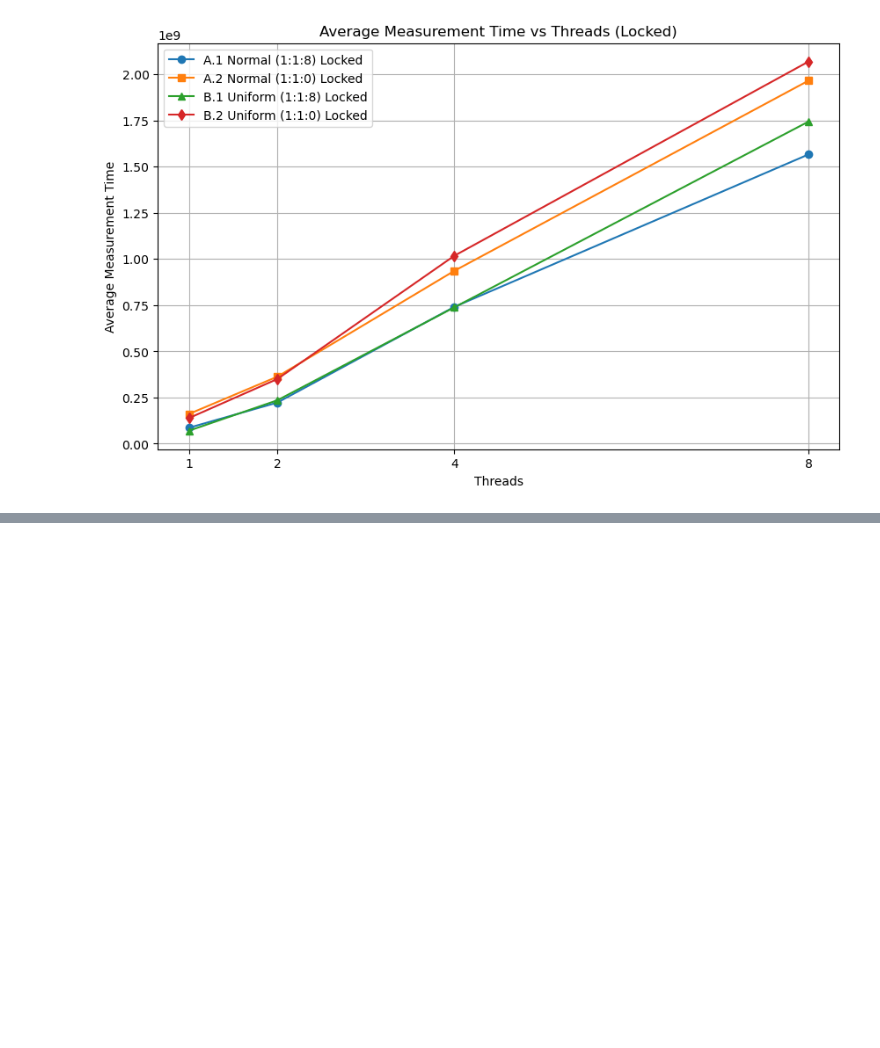
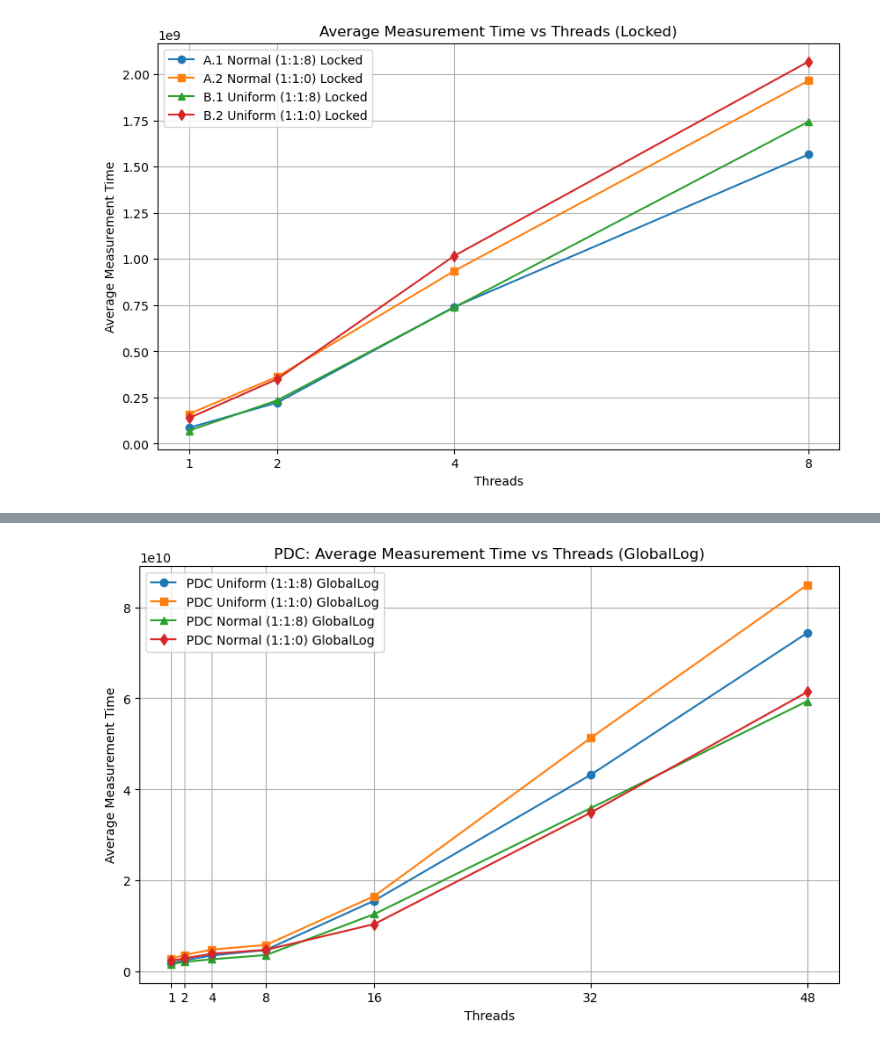
Before and after one commit to CasperKristiansson/Parallel-and-Distributed-Computing-DD2443, a Jupyter notebook: Labs/Lab 3/graphs.ipynb, the cells around one changed output, grey strips where cells are left out. Saved outputs shown, nothing was run; the diff lists cells and outputs as text; code cells hidden in the pictures; blank space fills up the shorter version.

```diff
--- a/Labs/Lab 3/graphs.ipynb
+++ b/Labs/Lab 3/graphs.ipynb
@@ -214,0 +281,65 @@ plt.show()
+# %%
+threads = [1, 2, 4, 8, 16, 32, 48]
+
+uniform_times_1_1_8_global = [
+    [1768712995, 1737395714, 1861169849, 1841169899, 1864201997],
+    [2400037866, 2904683897, 2435627722, 2614407379, 2318367935],
+    [3527275037, 3022649179, 3847201891, 3544162825, 3917264941],
+    [5133137140, 5561675014, 3515865794, 5446424832, 4340978290],
+    [15906411524, 19123852659, 8440705674, 18299150807, 16269498780],
+    [45737875761, 46777392512, 42537306710, 35983151086, 45137582237],
+    [76893092156, 74677341313, 71567506637]
+]
+
+uniform_times_1_1_0_global = [
+    [2819048037, 2902770629, 2793112519, 2913777364, 2873121397],
+    [3402167227, 3416478849, 3445260968, 5046309194, 3294092029],
+    [4756749780, 4821829027, 4964449641, 5141086051, 4616968469],
+    [6676840154, 5572168428, 5859395160, 4820310435, 6510414110],
+    [14551308457, 16299000001, 17678391148, 17370371027, 17106479514],
+    [52602108631, 51314124218, 54761969566, 50803320703, 47169440008],
+    [85383549247, 81063211647, 88310189021]
+]
+
+normal_times_1_1_8_global = [
+    [1661699124, 1650185307, 1720732240, 1747862181, 1747968353],
+    [2213053650, 2190985019, 2164959952, 2181765508, 2086618192],
+    [2715647277, 2687272075, 2827099762, 2614636770, 2863323427],
+    [4243290073, 4063559199, 3711322828, 3123160573, 3186076212],
+    [12077550255, 13251596069, 12269663149, 11862947150, 13787824026],
+    [37028468955, 35967016449, 34137168695, 37103077951, 35354763700],
+    [60021955650, 58111907199, 60071084620]
+]
+
+normal_times_1_1_0_global = [
+    [2426256852, 2297120261, 2342147247, 2379799473, 2404953718],
+    [3168416414, 3161796367, 2971992982, 2801427526, 2730324194],
+    [3428328929, 3669998661, 4464937697, 4024993967, 4200715464],
+    [5219836752, 4882005226, 4132324636, 4778481198, 5004437743],
+    [10724055098, 11347293501, 9470084805, 10582352808, 10167173009],
+    [34712352485, 35612465242, 32192207213, 35268922216, 36897577980],
+    [60801694122, 63917520372, 59505997884]
+]
+
+uniform_avg_1_1_8_global = [np.mean(times) for times in uniform_times_1_1_8_global]
+uniform_avg_1_1_0_global = [np.mean(times) for times in uniform_times_1_1_0_global]
+normal_avg_1_1_8_global = [np.mean(times) for times in normal_times_1_1_8_global]
+normal_avg_1_1_0_global = [np.mean(times) for times in normal_times_1_1_0_global]
+
+plt.figure(figsize=(10, 6))
+
+plt.plot(threads, uniform_avg_1_1_8_global, marker='o', label='PDC Uniform (1:1:8) GlobalLog')
+plt.plot(threads, uniform_avg_1_1_0_global, marker='s', label='PDC Uniform (1:1:0) GlobalLog')
+
+plt.plot(threads, normal_avg_1_1_8_global, marker='^', label='PDC Normal (1:1:8) GlobalLog')
+plt.plot(threads, normal_avg_1_1_0_global, marker='d', label='PDC Normal (1:1:0) GlobalLog')
+
+plt.title("PDC: Average Measurement Time vs Threads (GlobalLog)")
+plt.xlabel("Threads")
+plt.ylabel("Average Measurement Time")
+plt.xticks(threads)
+plt.legend()
+plt.grid(True)
+plt.show()
+# %% [output]
+[figure, added]
```
Also changed, not shown: parts of 2 cells of this notebook, 5 other files.
